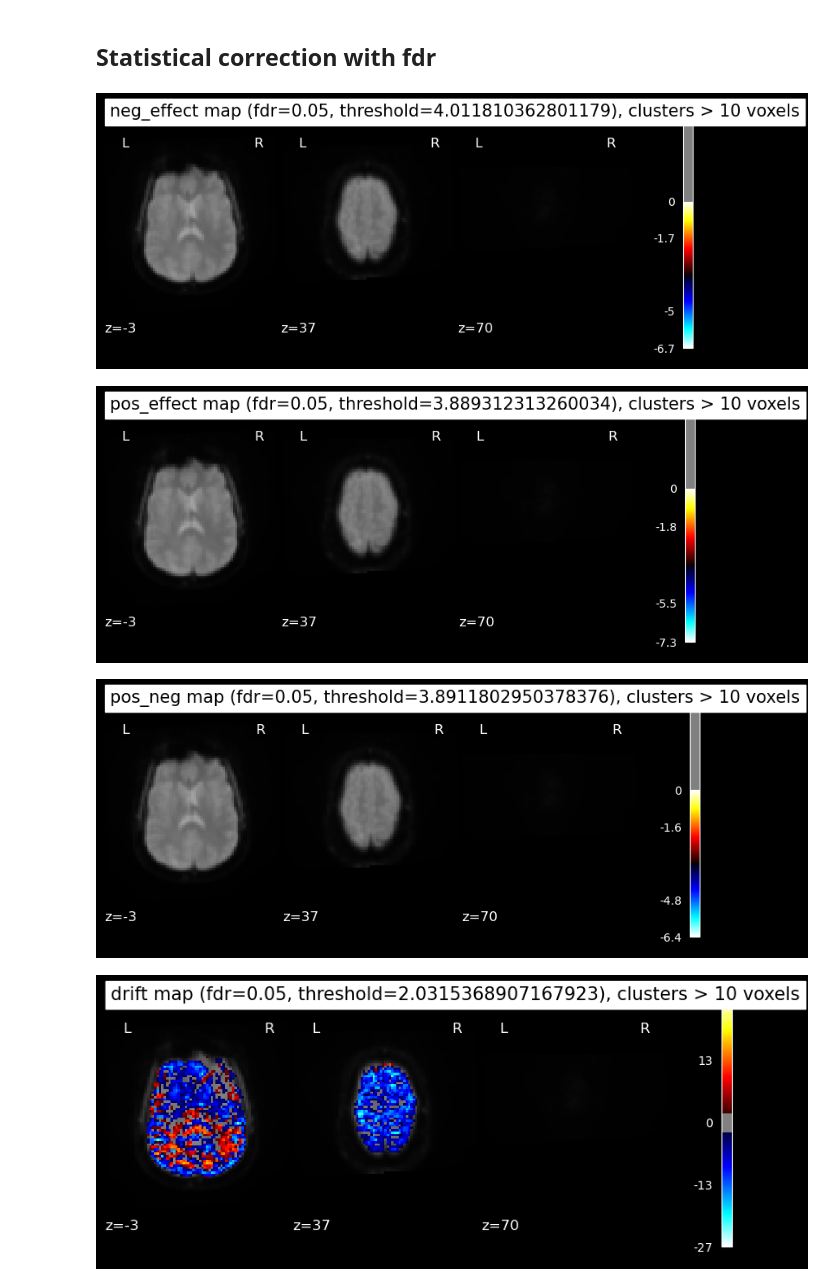
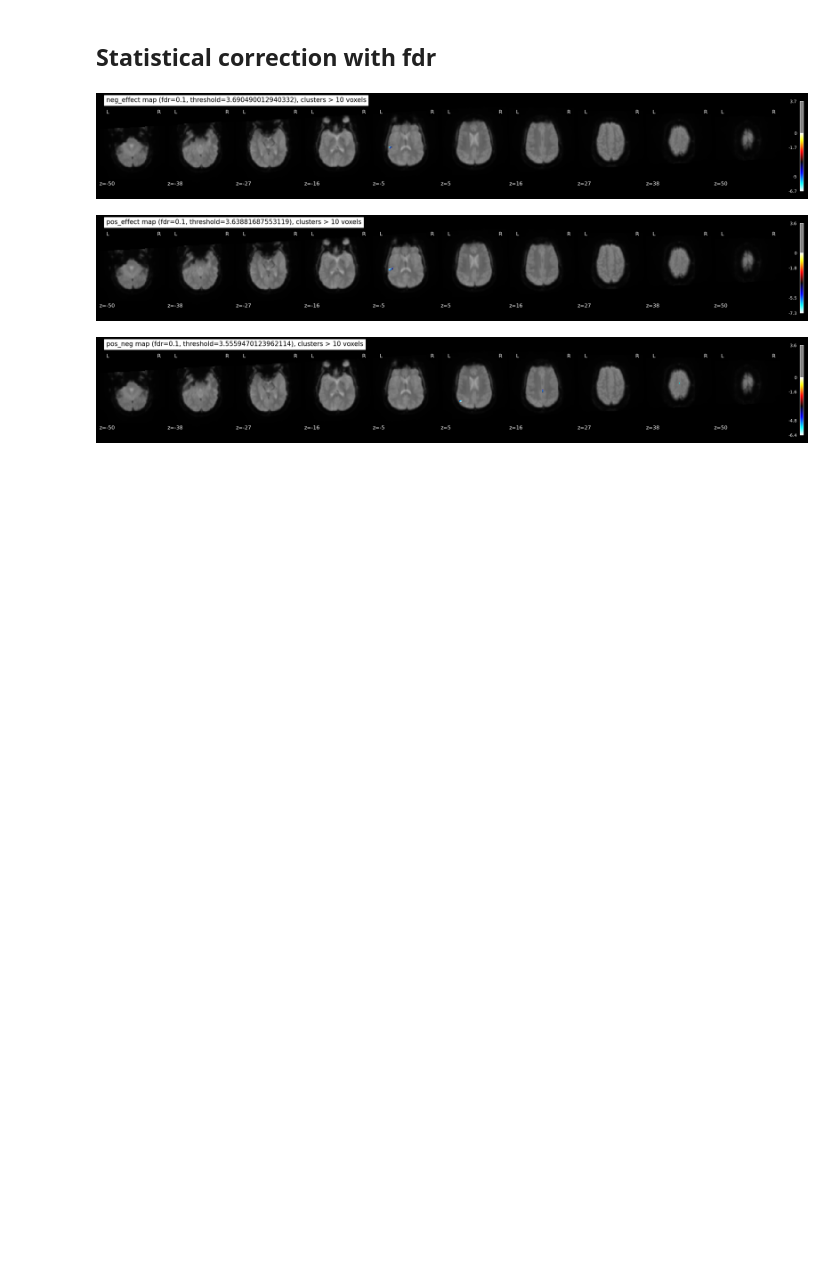
Before and after one commit to loufourneaux/project_1_nssp, a Jupyter notebook: design_matrix_GLM.ipynb, the cells around one changed output. Drawn from its saved outputs; the diff is of its cells as text; code cells hidden in the pictures; blank space fills up the shorter version.

```diff
--- a/design_matrix_GLM.ipynb
+++ b/design_matrix_GLM.ipynb
@@ -204,6 +208,6 @@ plot_stat_map(z_map, bg_img=mean_img_[0], threshold=thr,
 # %%
 # Create a directory to save the z_map
-folder_state_path = 'derivatives/stats/z_maps'
+folder_state_path = 'derivatives/GLM/z_maps'
 
 if not os.path.exists(folder_state_path):
     os.makedirs(folder_state_path)
@@ -241,26 +248,30 @@ plt.show()
 # %%
 from nilearn.glm import threshold_stats_img
 
-cluster_size = 10 # Fill me with the number of voxels for a cluster to be kept
-fdr_rate = 0.05 # Fill me with the fdr rate to use!
+cluster_size = 10 # TODO
+fdr_rate = 0.1 # TODO
 
 
-for contrast in [neg_effect,pos_effect,pos_neg,drift]:
+for contrast in [neg_effect,pos_effect,pos_neg]:
     # Load z_map the z_map uncorrected
     file_name = namestr(contrast, globals())[0] + '_z_map_uncorrected.nii.gz'
     z_map = nib.load(os.path.join(folder_state_path, file_name))
 
     # FDR correction + threshold
     clean_map, threshold = threshold_stats_img(z_map, alpha=fdr_rate, height_control='fdr', cluster_threshold=cluster_size)
 
+    # Save the clean map
+    file_name = namestr(contrast, globals())[0] + '_z_map_clean.nii.gz'
+    nib.save(z_map, os.path.join(folder_state_path, file_name))
+
+
     plot_title = namestr(contrast, globals())[0]
 
     plot_stat_map(clean_map, bg_img=mean_img_[0], threshold=threshold,
-                display_mode='z', cut_coords=[-3,37,70], black_bg=True,
+                display_mode='z', cut_coords= np.linspace(-50, 50, 10), black_bg=True,
                 title='{} map (fdr={}, threshold={}), clusters > {} voxels'.format(plot_title, fdr_rate, threshold, cluster_size))
     plt.show()
 # %% [output]
-[figure, old version]
+[figure, new version]
-[figure, old version]
+[figure, new version]
-[figure, old version]
+[figure, new version]
-[figure, removed]
```
Also changed, not shown: parts of 4 cells of this notebook, 1 other file.
